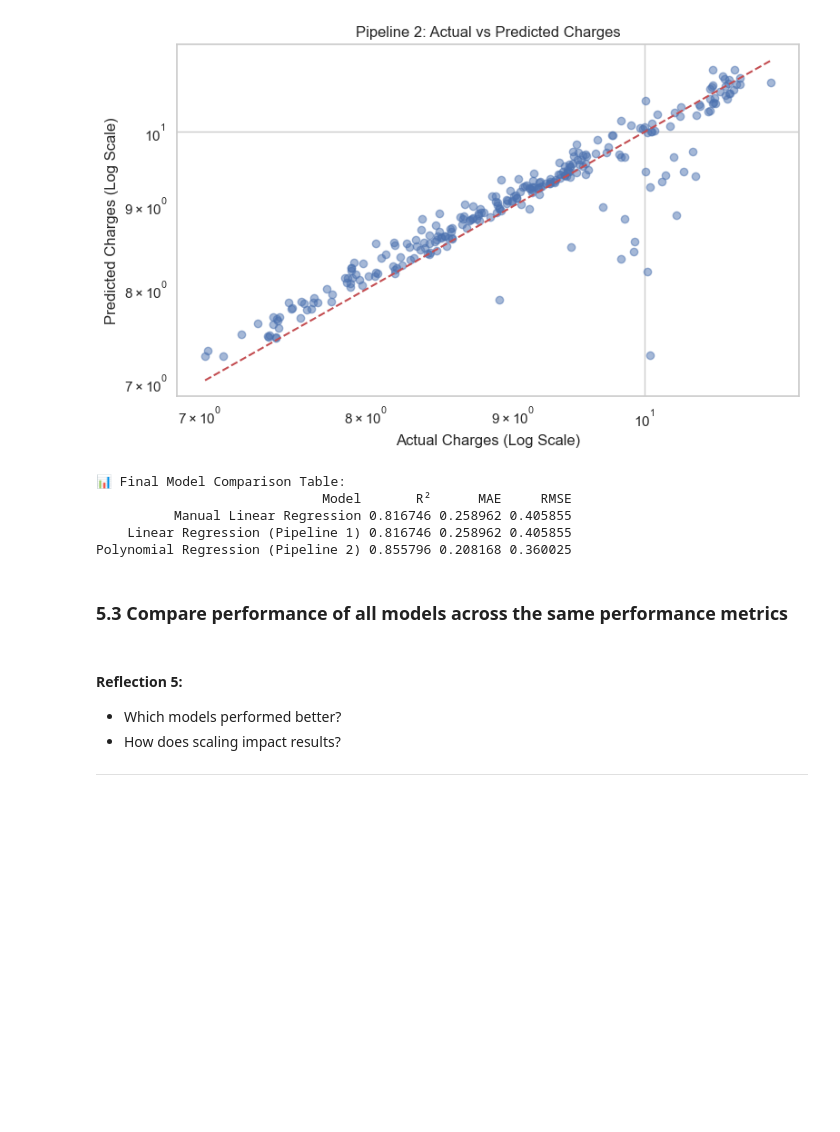
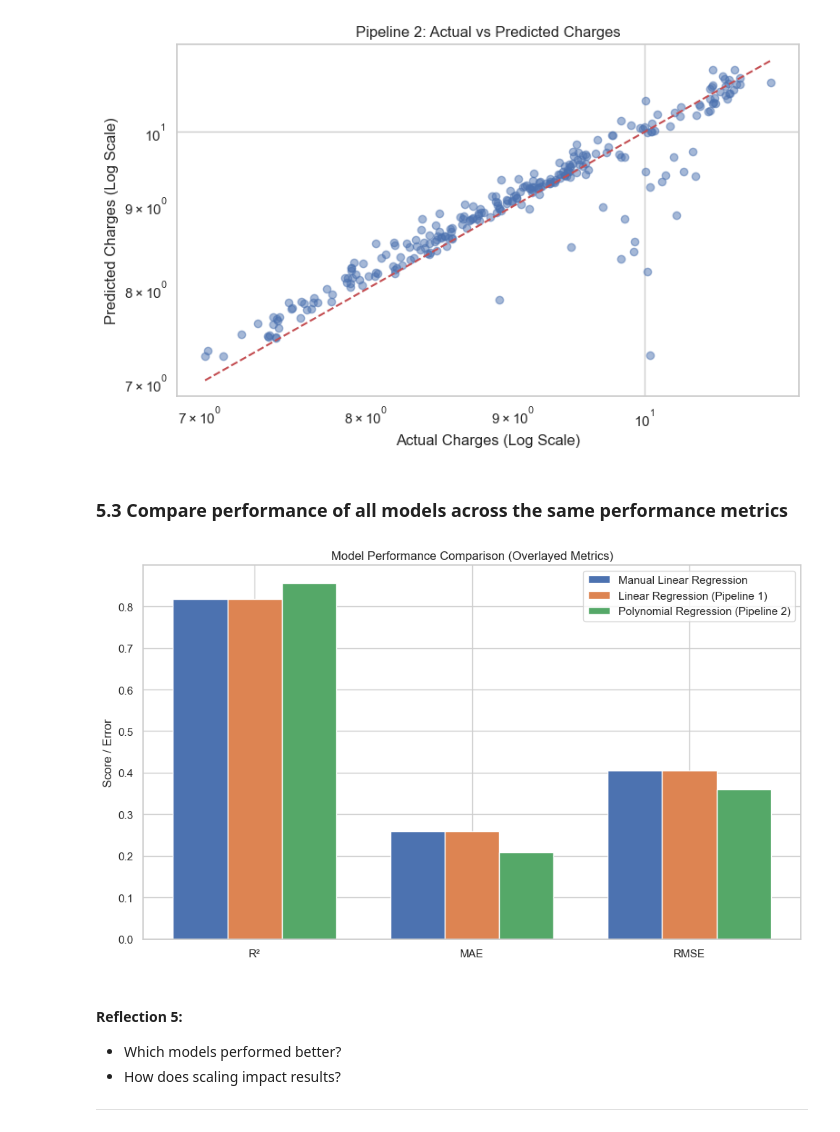
Before and after one commit to JBtallgrass/ml_regression_jballard, a Jupyter notebook: ml_regression_jballard.ipynb, the cells around one changed output. Cells and saved outputs as stored; diff of their text form; code cells hidden in the pictures; blank space fills up the shorter version.

```diff
--- a/ml_regression_jballard.ipynb
+++ b/ml_regression_jballard.ipynb
@@ -546,14 +546,37 @@ Pipeline 2 - R² Score: 0.8558
 Pipeline 2 - Mean Absolute Error (MAE): 0.2082
 Pipeline 2 - Root Mean Squared Error (RMSE): 0.3600
 [figure]
-# %%
-print("\n📊 Final Model Comparison Table:")
-print(metrics_df.to_string(index=False))
-# %% [output]
-📊 Final Model Comparison Table:
-                             Model       R²      MAE     RMSE
-          Manual Linear Regression 0.816746 0.258962 0.405855
-    Linear Regression (Pipeline 1) 0.816746 0.258962 0.405855
-Polynomial Regression (Pipeline 2) 0.855796 0.208168 0.360025
 # %% [markdown]
 ### 5.3 Compare performance of all models across the same performance metrics
+# %%
+# Make sure 'metrics_df' is indexed by Model
+metrics_df_plot = metrics_df.copy()
+metrics_df_plot.index = metrics_df_plot["Model"] if "Model" in metrics_df_plot.columns else metrics_df_plot.index
+
+# Extract values
+models = metrics_df_plot.index.tolist()
+metrics = ["R²", "MAE", "RMSE"]
+
+# Create bar positions
+x = np.arange(len(metrics))  # the label locations
+width = 0.25  # the width of the bars
+
+# Create figure
+fig, ax = plt.subplots(figsize=(10, 6))
+
+# Plot each model's bars
+for i, model in enumerate(models):
+    ax.bar(x + i * width, metrics_df_plot.loc[model, metrics], width, label=model)
+
+# Add labels and formatting
+ax.set_ylabel("Score / Error")
+ax.set_title("Model Performance Comparison (Overlayed Metrics)")
+ax.set_xticks(x + width)
+ax.set_xticklabels(metrics)
+ax.legend()
+
+plt.tight_layout()
+plt.savefig(os.path.join(output_dir, "overlayed_model_performance.png"))
+plt.show()
+# %% [output]
+[figure, added]
```
Also changed, not shown: parts of 2 cells of this notebook, 4 other files.
